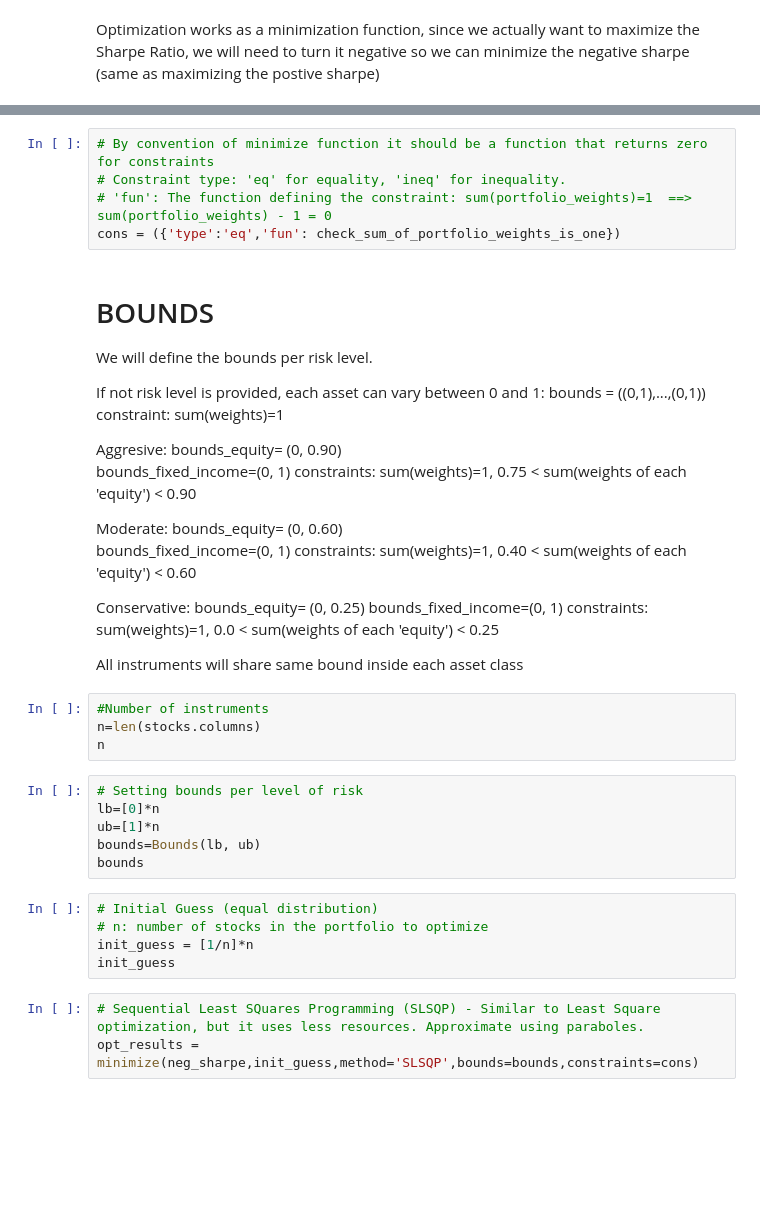
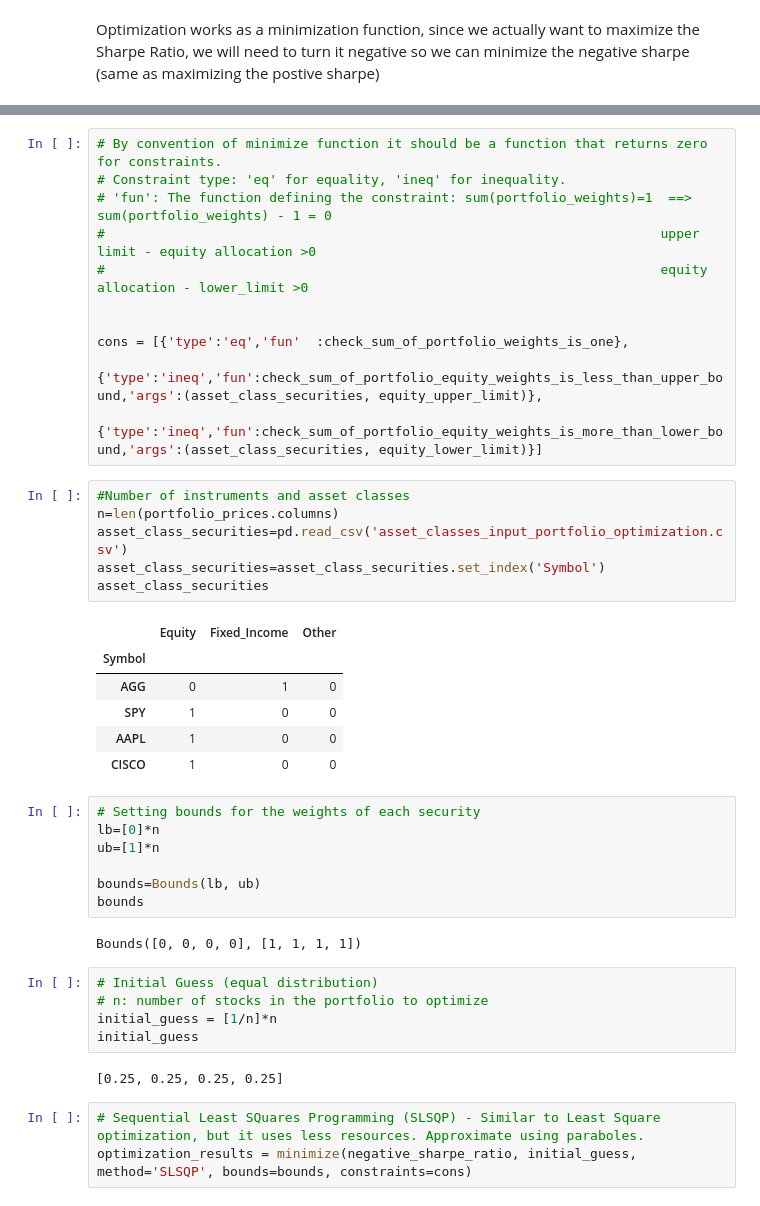
Before and after one commit to woodedlawn/awesome_retirement_portfolio_projector_tool, a Jupyter notebook: paola/PC_portfolio_optimization.ipynb, the cells around one changed output, grey strips where cells are left out. Drawn from its saved outputs; the diff is of its cells as text; blank space fills up the shorter version.

Commit message:
upload optimization function working

```diff
--- a/paola/PC_portfolio_optimization.ipynb
+++ b/paola/PC_portfolio_optimization.ipynb
@@ -164,49 +181,45 @@ def check_sum_of_portfolio_weights_is_one(portfolio_weights):
 # %%
-# By convention of minimize function it should be a function that returns zero for constraints
+# By convention of minimize function it should be a function that returns zero for constraints.
 # Constraint type: 'eq' for equality, 'ineq' for inequality.
 # 'fun': The function defining the constraint: sum(portfolio_weights)=1  ==> sum(portfolio_weights) - 1 = 0
-cons = ({'type':'eq','fun': check_sum_of_portfolio_weights_is_one})
+#                                                                       upper limit - equity allocation >0
+#                                                                       equity allocation - lower_limit >0
+
+
+cons = [{'type':'eq','fun'  :check_sum_of_portfolio_weights_is_one},
+        {'type':'ineq','fun':check_sum_of_portfolio_equity_weights_is_less_than_upper_bound,'args':(asset_class_securities, equity_upper_limit)},
+        {'type':'ineq','fun':check_sum_of_portfolio_equity_weights_is_more_than_lower_bound,'args':(asset_class_securities, equity_lower_limit)}]
-# %% [markdown]
-# BOUNDS
-We will define the bounds per risk level.
-
-If not risk level is provided, each asset can vary between 0 and 1:
-    bounds = ((0,1),...,(0,1))
-    constraint: sum(weights)=1
-
-Aggresive:
-      bounds_equity= (0, 0.90)
-      bounds_fixed_income=(0, 1)
-      constraints: sum(weights)=1,   0.75 < sum(weights of each 'equity') < 0.90
-
-Moderate:
-      bounds_equity= (0, 0.60)
-      bounds_fixed_income=(0, 1)
-      constraints: sum(weights)=1,   0.40 < sum(weights of each 'equity') < 0.60
-
-Conservative:
-      bounds_equity= (0, 0.25)
-      bounds_fixed_income=(0, 1)
-      constraints: sum(weights)=1,   0.0 < sum(weights of each 'equity') < 0.25
-
-All instruments will share same bound inside each asset class
 # %%
-#Number of instruments
-n=len(stocks.columns)
-n
+#Number of instruments and asset classes
+n=len(portfolio_prices.columns)
+asset_class_securities=pd.read_csv('asset_classes_input_portfolio_optimization.csv')
+asset_class_securities=asset_class_securities.set_index('Symbol')
+asset_class_securities
+# %% [output]
+|  | Equity | Fixed_Income | Other |
+| Symbol |  |  |  |
+| AGG | 0 | 1 | 0 |
+| SPY | 1 | 0 | 0 |
+| AAPL | 1 | 0 | 0 |
+| CISCO | 1 | 0 | 0 |
 # %%
-# Setting bounds per level of risk
+# Setting bounds for the weights of each security
 lb=[0]*n
 ub=[1]*n
+
 bounds=Bounds(lb, ub)
 bounds
+# %% [output]
+Bounds([0, 0, 0, 0], [1, 1, 1, 1])
 # %%
 # Initial Guess (equal distribution)
 # n: number of stocks in the portfolio to optimize
-init_guess = [1/n]*n
-init_guess
+initial_guess = [1/n]*n
+initial_guess
+# %% [output]
+[0.25, 0.25, 0.25, 0.25]
 # %%
 # Sequential Least SQuares Programming (SLSQP) - Similar to Least Square optimization, but it uses less resources. Approximate using paraboles.
-opt_results = minimize(neg_sharpe,init_guess,method='SLSQP',bounds=bounds,constraints=cons)
+optimization_results = minimize(negative_sharpe_ratio, initial_guess, method='SLSQP', bounds=bounds, constraints=cons)
 # %%
 # Optimization results
```
Also changed, not shown: parts of 28 cells of this notebook, 5 other files.
